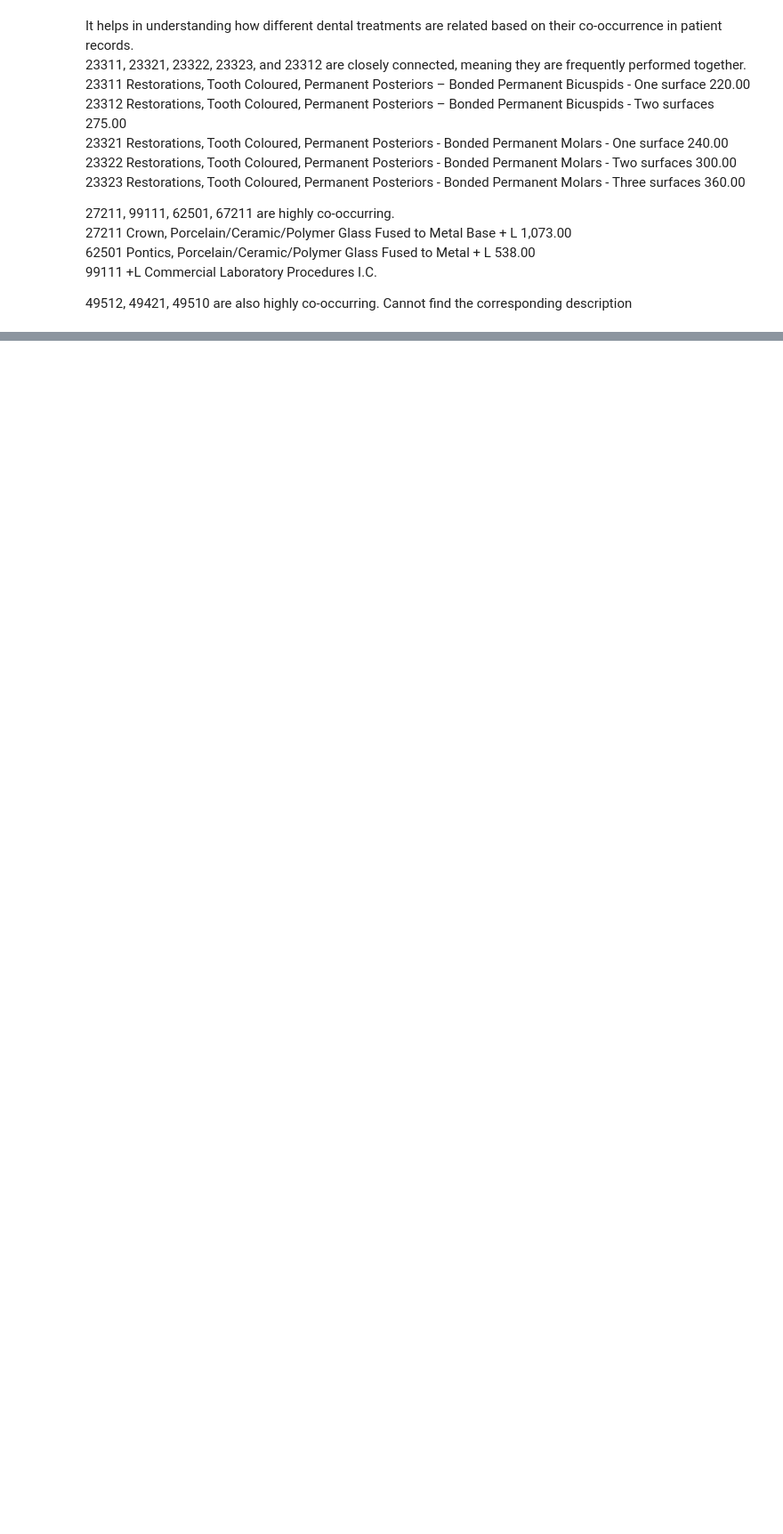
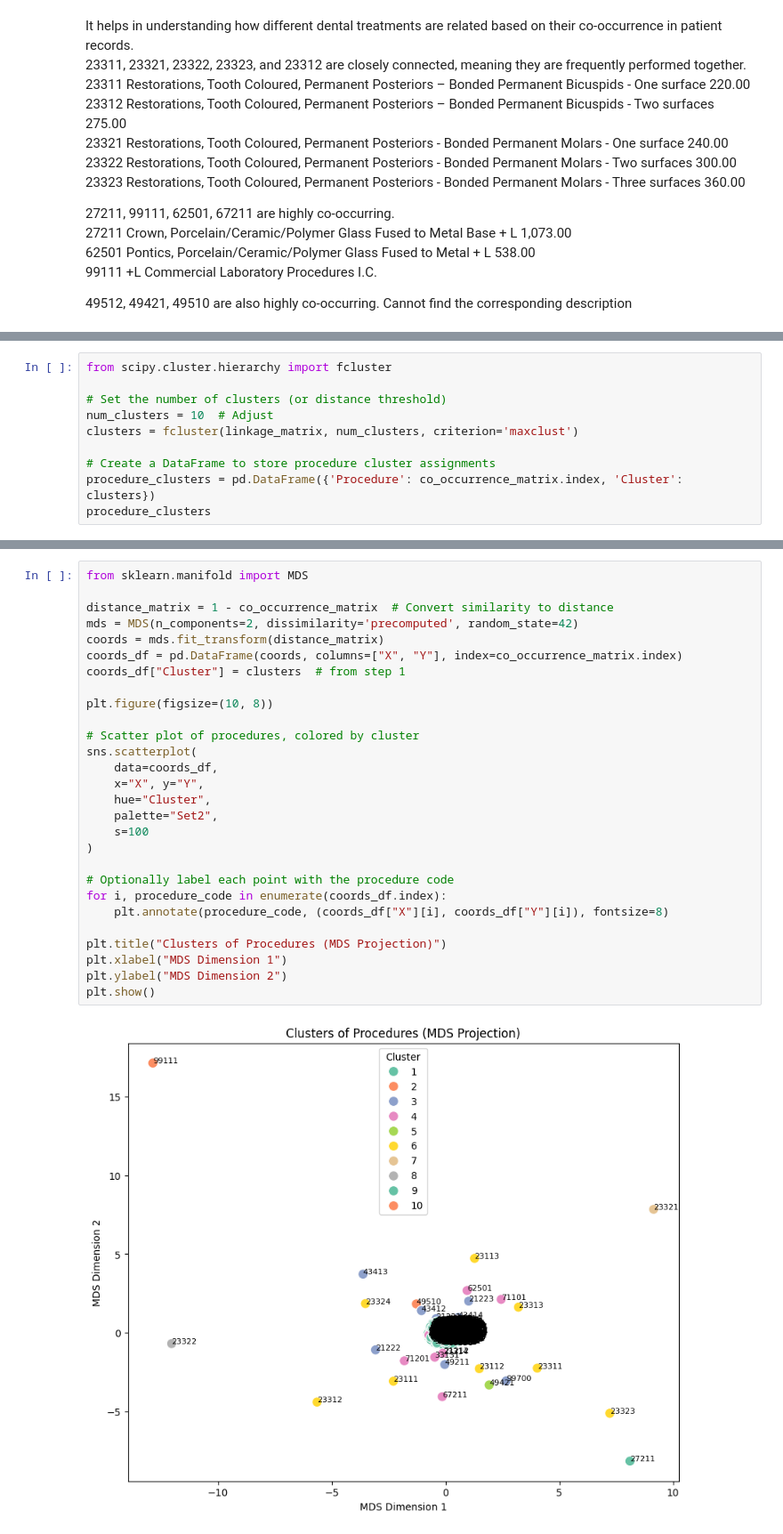
Before and after one commit to Fulankeee/SmilePass, a Jupyter notebook: Co-occurence_treatment_Analysis.ipynb, the cells around one changed output, grey strips where cells are left out. Shown at 89% size. Drawn from its saved outputs; the diff is of its cells as text; blank space fills up the shorter version.

```diff
--- a/Co-occurence_treatment_Analysis.ipynb
+++ b/Co-occurence_treatment_Analysis.ipynb
@@ -105,0 +130,10 @@ Cannot find the corresponding description
+# %%
+from scipy.cluster.hierarchy import fcluster
+
+# Set the number of clusters (or distance threshold)
+num_clusters = 10  # Adjust
+clusters = fcluster(linkage_matrix, num_clusters, criterion='maxclust')
+
+# Create a DataFrame to store procedure cluster assignments
+procedure_clusters = pd.DataFrame({'Procedure': co_occurrence_matrix.index, 'Cluster': clusters})
+procedure_clusters
@@ -105,0 +154,30 @@ Cannot find the corresponding description
+# %%
+from sklearn.manifold import MDS
+
+distance_matrix = 1 - co_occurrence_matrix  # Convert similarity to distance
+mds = MDS(n_components=2, dissimilarity='precomputed', random_state=42)
+coords = mds.fit_transform(distance_matrix)
+coords_df = pd.DataFrame(coords, columns=["X", "Y"], index=co_occurrence_matrix.index)
+coords_df["Cluster"] = clusters  # from step 1
+
+plt.figure(figsize=(10, 8))
+
+# Scatter plot of procedures, colored by cluster
+sns.scatterplot(
+    data=coords_df,
+    x="X", y="Y",
+    hue="Cluster",
+    palette="Set2",
+    s=100
+)
+
+# Optionally label each point with the procedure code
+for i, procedure_code in enumerate(coords_df.index):
+    plt.annotate(procedure_code, (coords_df["X"][i], coords_df["Y"][i]), fontsize=8)
+
+plt.title("Clusters of Procedures (MDS Projection)")
+plt.xlabel("MDS Dimension 1")
+plt.ylabel("MDS Dimension 2")
+plt.show()
+# %% [output]
+[figure, added]
```
Also changed, not shown: parts of 7 cells of this notebook.
